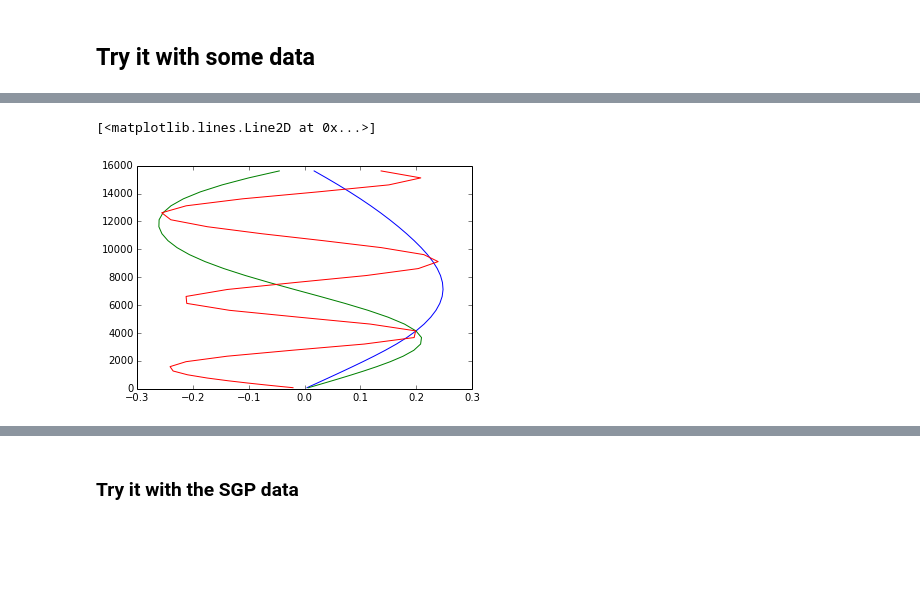
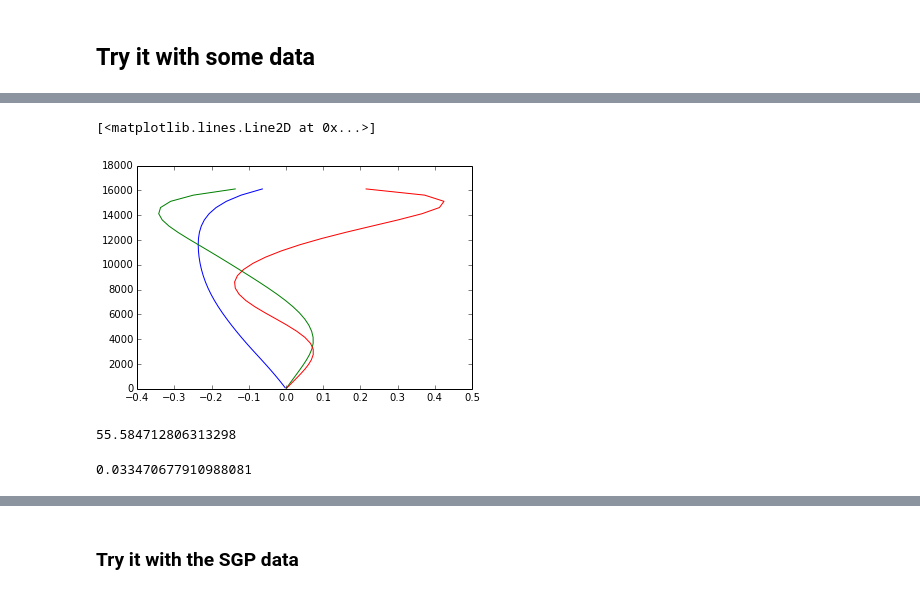
Before and after one commit to jedman/vertical-mode-decomposition, a Jupyter notebook: vertical mode decomposition.ipynb, the cells around one changed output, grey strips where cells are left out. Cells and saved outputs as stored; diff of their text form; code cells hidden in the pictures; blank space fills up the shorter version.

Commit message:
added new library to solver vertical structure equation with rho(z)

```diff
--- a/vertical mode decomposition.ipynb
+++ b/vertical mode decomposition.ipynb
@@ -164,7 +222,7 @@ For the W structure equation, the eigenfunctions should be orthogonal under the
 # %%
-tot = X_sort[0][1][0]*X_sort[1][1][0]*N_sq[0]*(z[0])
+tot = X_sort2[1][1][0]*X_sort2[1][1][0]*N_sq[0]*(z[0])
 for i in range(1,len(z)):
-    tot = tot + X_sort[0][1][i]*X_sort[1][1][i]*N_sq[i]*(z[i]-z[i-1])
+    tot = tot + X_sort2[1][1][i]*X_sort2[1][1][i]*N_sq[i]*(z[i]-z[i-1])
 # %%
 tot
 # %% [output]
@@ -197,25 +255,25 @@ tot
 ## Try it with some data
 # %%
 data_test = nc.Dataset('sgpoldwpg.nc')
-z = getvar('z',data_test)
+z2 = getvar('z',data_test)
 rho = getvar('rho',data_test)
 theta = getvar('theta',data_test)
 temp = getvar('tabs',data_test)
 w = getvar('w', data_test)
 #make z on the interfaces
 
-zi_full = np.zeros(len(z)+1)
-for i in range(1,len(z)):
-    zi_full[i] = 0.5*(z[i]+z[i-1])
-zi_full[len(z)]= zi_full[len(z)-1] + (z[len(z)-1]-zi_full[len(z)-2])
+zi_full = np.zeros(len(z2)+1)
+for i in range(1,len(z2)):
+    zi_full[i] = 0.5*(z2[i]+z2[i-1])
+zi_full[len(z2)]= zi_full[len(z2)-1] + (z2[len(z2)-1]-zi_full[len(z2)-2])
 # %%
 rhop = profile(rho)
 tp = profile(theta)
 tempp= profile(temp)
 # %%
-N_sq = brunt_vaisala(tp,z)
+N_sq = brunt_vaisala(tp,z2)
 # %%
-c,w,z = find_vertical_modes(N_sq, zi_full, rigidlid = 16000)
+c,w,z = find_vertical_modes_exp(N_sq,rhop, z2, zi_full, rigidlid = 16500)
 #sort by eigenvalue
 X = zip(c,w.transpose())
 X_sort = sorted(X,key=lambda val: val[0])
@@ -222,7 +298,11 @@ X_sort = sorted(X,key=lambda val: val[0])
 # %%
 plot(X_sort[0][1],z)
 plot(X_sort[1][1],z)
-plot(X_sort[5][1],z)
+plot(X_sort[2][1],z)
 # %% [output]
 [<matplotlib.lines.Line2D at 0x...>]
-[figure, old version]
+[figure, new version]
+# %%
+1./sqrt(X_sort2[0][0])
+# %% [output]
+55.584712806313298
@@ -229,3 +327,7 @@ plot(X_sort[5][1],z)
+# %%
+check_orthogonality(X_sort,N_sq,rhop, z2, 0,1)
+# %% [output]
+0.033470677910988081
 # %%
 Wmodes = []
 for index, mode in enumerate(X_sort):
```
Also changed, not shown: parts of 19 cells of this notebook, 2 other files.
